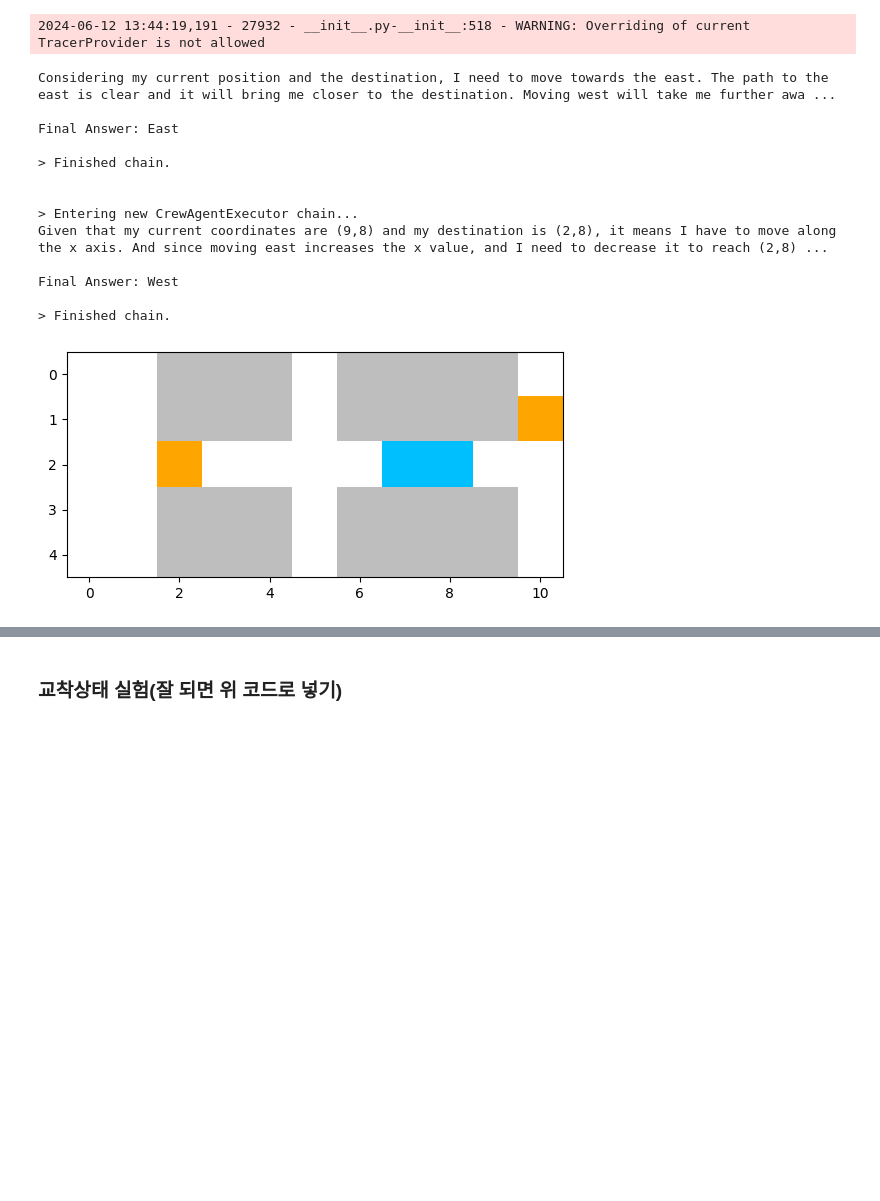
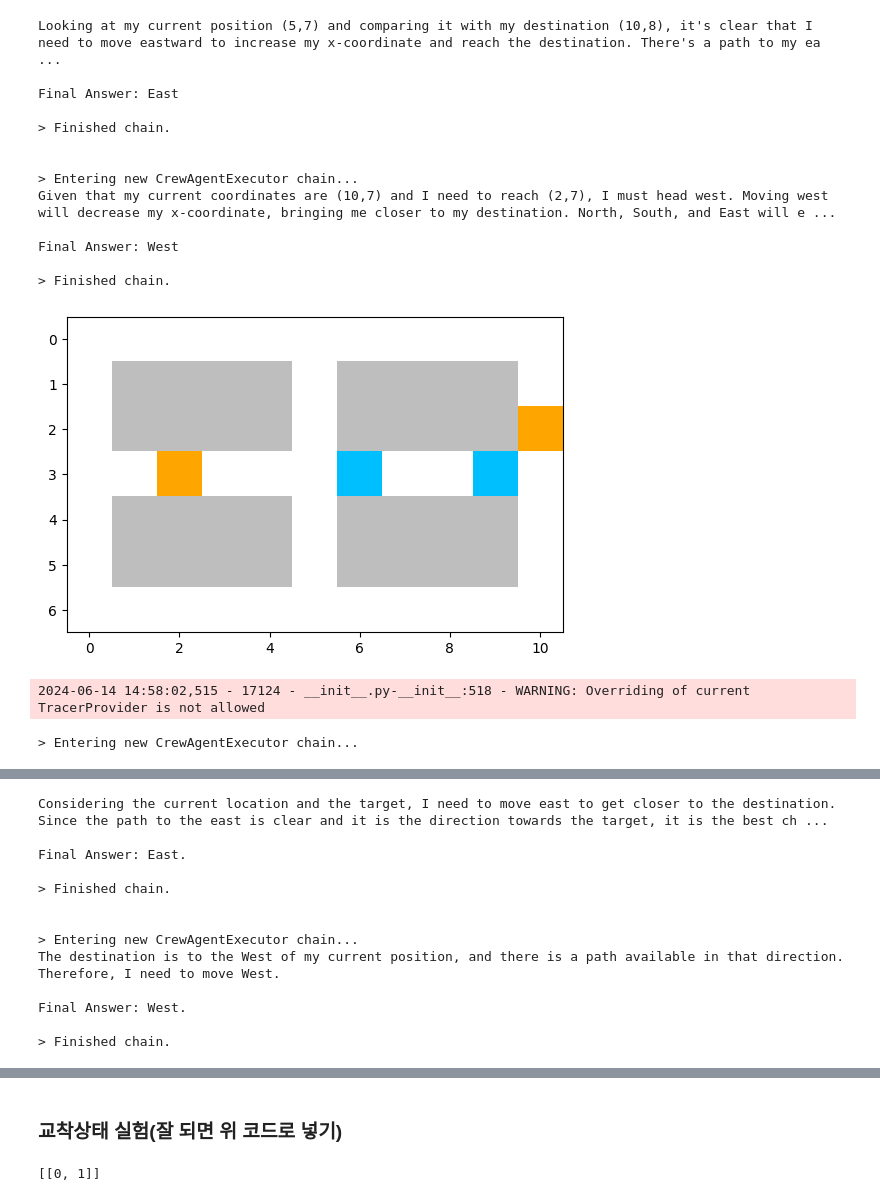
Before and after one commit to ssbacc/MAPF, a Jupyter notebook: Collision_warehouse.ipynb, the cells around one changed output, grey strips where cells are left out. Saved outputs shown, nothing was run; the diff lists cells and outputs as text; code cells hidden in the pictures; blank space fills up the shorter version.

```diff
--- a/Collision_warehouse.ipynb
+++ b/Collision_warehouse.ipynb
@@ -128,6 +130,29 @@ class PathFindingTasks():
       agent=agent
     )
 
+  #수정 필요
+  def give_way(self, agent, east, west, north, south):
+    return Task(
+      description=(
+        f"""
+        You MUST avoid collisions with other path finders.
+        You can only move east, west, south and north or stay.
+        So, your answer will be {{East}}, {{West}}, {{South}}, {{North}}, or {{Stay}}.
+        You can only make one move at a time.
+        {east}
+        {west}
+        {south}
+        {north}
+        To the east of you is another pathfinder.
+        Which direction do you move next?
+        I recommend going to the 90-degree turn rather than the other side of the pathfinder, but you can ignore this instruction depending on your situation.
+        Answer in one word only: {{DIRECTION or ACTION}}
+        """
+      ),
+      expected_output='Direction or action',
+      agent=agent
+    )
+
 agents = PathFindingAgents()
 tasks = PathFindingTasks()
 
@@ -137,8 +162,8 @@ negotiator = agents.negotiator()
 #에이전트들의 지난번 액션들
 action_list = [[] for _ in range(num_agents)]
 # %%
-# 1 turn
-for n in range(1):
+# 2 turn
+for n in range(2):
 
   step = [0 for i in range(num_agents)]
 
@@ -231,15 +256,16 @@ for n in range(1):
-2024-06-12 13:44:19,191 - 27932 - __init__.py-__init__:518 - WARNING: Overriding of current TracerProvider is not allowed
+Looking at my current position (5,7) and comparing it with my destination (10,8), it's clear that I need to move eastward to increase my x-coordinate and reach the destination. There's a path to my ea ...
+
+Final Answer: East
+
+> Finished chain.
+
+
+> Entering new CrewAgentExecutor chain...
+Given that my current coordinates are (10,7) and I need to reach (2,7), I must head west. Moving west will decrease my x-coordinate, bringing me closer to my destination. North, South, and East will e ...
+
+Final Answer: West
+
+> Finished chain.
+[figure, new version]
-Considering my current position and the destination, I need to move towards the east. The path to the east is clear and it will bring me closer to the destination. Moving west will take me further awa ...
-
-Final Answer: East
-
-> Finished chain.
-
-
-> Entering new CrewAgentExecutor chain...
-Given that my current coordinates are (9,8) and my destination is (2,8), it means I have to move along the x axis. And since moving east increases the x value, and I need to decrease it to reach (2,8) ...
-
-Final Answer: West
-
-> Finished chain.
+2024-06-14 14:58:02,515 - 17124 - __init__.py-__init__:518 - WARNING: Overriding of current TracerProvider is not allowed
-[figure, old version]
+> Entering new CrewAgentExecutor chain...
@@ -245,0 +273,13 @@ Final Answer: West
+Considering the current location and the target, I need to move east to get closer to the destination. Since the path to the east is clear and it is the direction towards the target, it is the best ch ...
+
+Final Answer: East.
+
+> Finished chain.
+
+
+> Entering new CrewAgentExecutor chain...
+The destination is to the West of my current position, and there is a path available in that direction. Therefore, I need to move West.
+
+Final Answer: West.
+
+> Finished chain.
@@ -256,4 +297,7 @@ for i in range(num_agents):
 
 connected_set = merge_sets(FOV_agents)
 deadlocked_agents = [item for sublist in connected_set for item in sublist]
+print(connected_set)
+# %% [output]
+[[0, 1]]
 # %%
```
Also changed, not shown: parts of 8 cells of this notebook, 1 other file.
